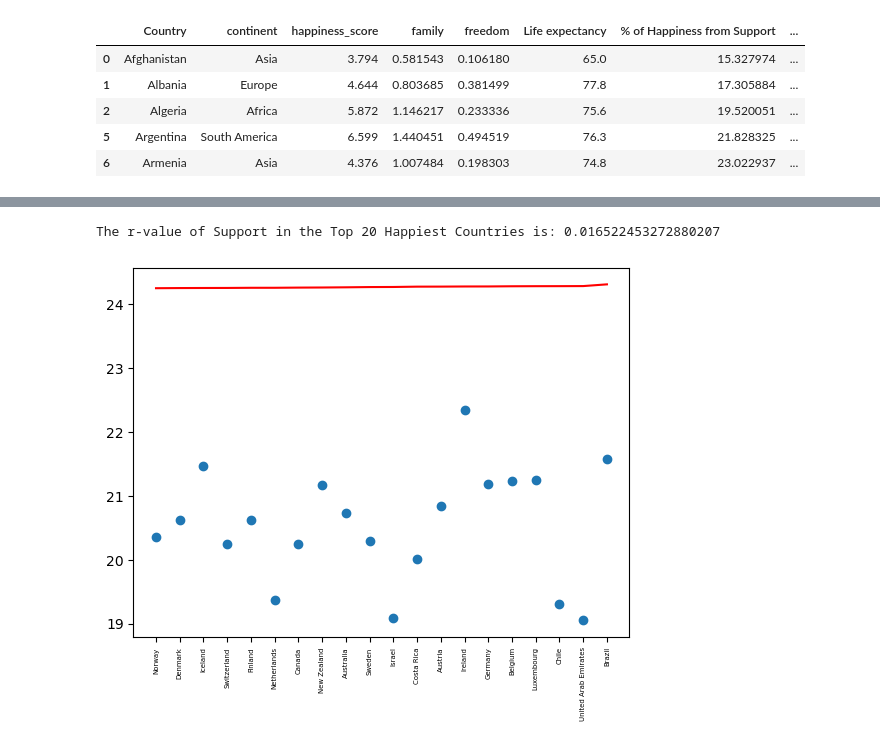
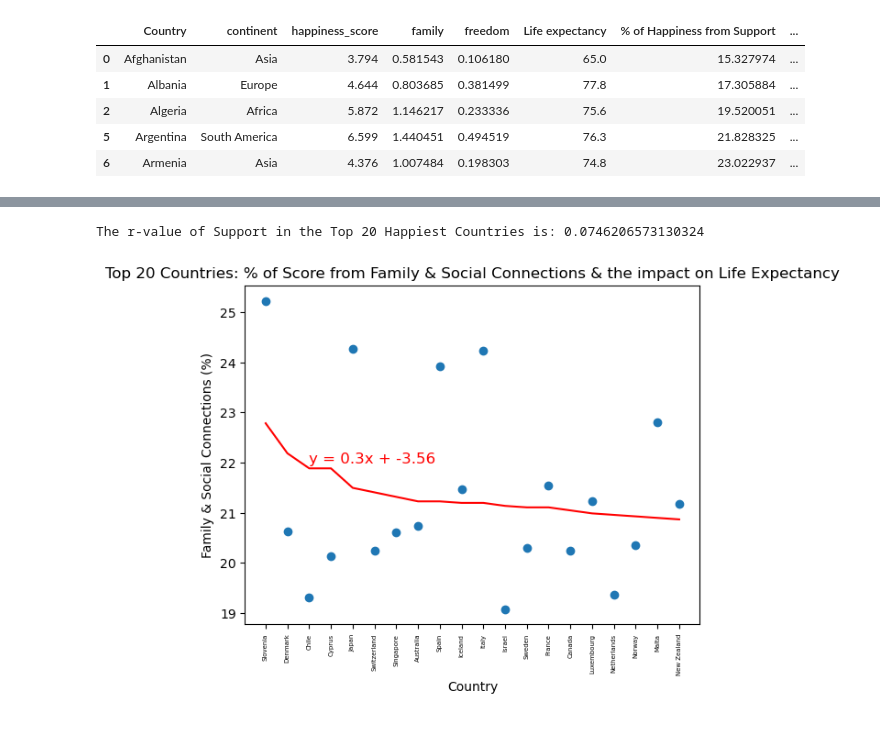
Before and after one commit to camerondifalco1/Project1, a Jupyter notebook: support_and_freedom.ipynb, the cells around one changed output, grey strips where cells are left out. Drawn from its saved outputs; the diff is of its cells as text; code cells hidden in the pictures.

```diff
--- a/support_and_freedom.ipynb
+++ b/support_and_freedom.ipynb
@@ -376,4 +205,19 @@ The r-value of Support is: 0.015646444375534092
 # %%
-#isolate top 20 countries
-top_life_20 = social_freedom_df.head(20)
-top_life_20
+#isolate top 20 countries for further exploration
+
+#top 20 on happiness
+top_happy_20 = happy_social_freedom_df.head(20)
+top_happy_20
+
+#data points for top 20 plots against happiness
+top_happy = top_happy_20["happiness_score"]
+top_country = top_happy_20["Country"]
+
+
+#top 20 on life expectancy
+top_life_20 = life_social_freedom_df.head(20)
+#top_life_20
+
+#data points for top 20 plots against happiness
+top_life = top_life_20["Life expectancy "]
+top_life_country = top_life_20["Country"]
@@ -561,29 +484,31 @@ dtype: float64
 # %%
 #axis
-x_support_top20 = top_20["Country"]
-y_support_top20 = top_20["% of Happiness from Support"]
+x_support_top20 = top_life_20["Country"]
+y_support_top20 = top_life_20["% of Happiness from Support"]
 
-#data points
-life = top_20["Life expectancy "]
-country = top_20["Country"]
 
 #line regression and line equation
-sup20_slope, sup20_int, sup20_r, sup20_p, sup20_std_err = st.linregress(life, y_support_top20)
-sup20_fit = sup20_slope * happy + sup20_int
+suplife20_slope, suplife20_int, suplife20_r, suplife20_p, suplife20_std_err = st.linregress(top_life, y_support_top20)
+suplife20_fit = suplife20_slope * top_life + suplife20_int
+suplife20_line = "y = " + str(round(suplife20_slope, 2)) + "x + " + str(round(suplife20_int, 2))
 
 #plot scatter and line regression
 plt.scatter(x_support_top20, y_support_top20)
-plt.plot(x_support_top20, sup20_fit, color='red')
+plt.plot(x_support_top20, suplife20_fit, color='red')
+plt.title("Top 20 Countries: % of Score from Family & Social Connections & the impact on Life Expectancy")
+plt.xlabel("Country")
+plt.ylabel("Family & Social Connections (%)")
+plt.annotate(suplife20_line, (2,22), fontsize=12, color='red')
 
 #style xticks
-plt.xticks(country, size=5, rotation=90)
+plt.xticks(top_life_country, size=5, rotation=90)
 
 #print r-value for analysis
-print(f'The r-value of Support in the Top 20 Happiest Countries is: {sup20_r**2}')
+print(f'The r-value of Support in the Top 20 Happiest Countries is: {suplife20_r**2}')
 
 plt.show()
 # %% [output]
-The r-value of Support in the Top 20 Happiest Countries is: 0.016522453272880207
+The r-value of Support in the Top 20 Happiest Countries is: 0.0746206573130324
-[figure, old version]
+[figure, new version]
 # %%
 #axis
```
Also changed, not shown: parts of 36 cells of this notebook, 3 other files.
